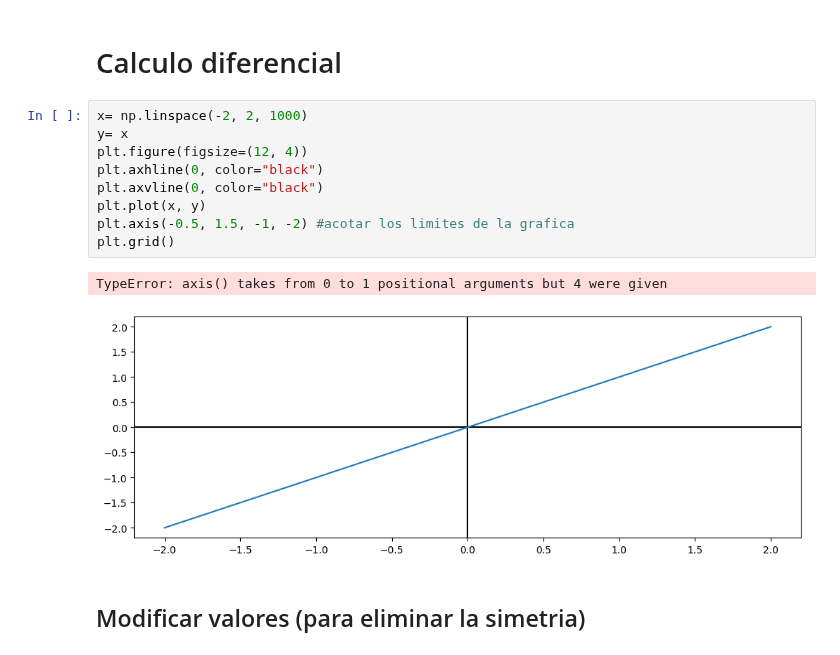
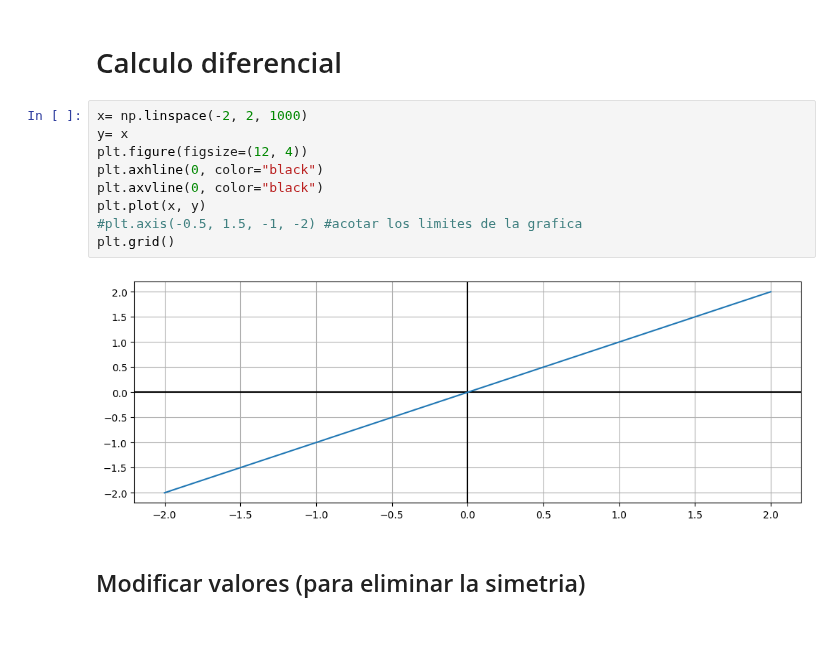
Before and after one commit to ceciorosco/Cecilia-Repositorio, a Jupyter notebook: Modulo 2/ejercicios_modulo_2.ipynb, the cells around one changed output. Cells and saved outputs as stored; diff of their text form.

```diff
--- a/Modulo 2/ejercicios_modulo_2.ipynb
+++ b/Modulo 2/ejercicios_modulo_2.ipynb
@@ -670,15 +670,14 @@ plt.title("Comparacion de curtosis");
 # %%
 x= np.linspace(-2, 2, 1000)
 y= x
 plt.figure(figsize=(12, 4))
 plt.axhline(0, color="black")
 plt.axvline(0, color="black")
 plt.plot(x, y)
-plt.axis(-0.5, 1.5, -1, -2) #acotar los limites de la grafica
+#plt.axis(-0.5, 1.5, -1, -2) #acotar los limites de la grafica
 plt.grid()
 # %% [output]
-TypeError: axis() takes from 0 to 1 positional arguments but 4 were given
-[figure, old version]
+[figure, new version]
 # %% [markdown]
 ## Modificar valores (para eliminar la simetria)
 # %%
```
Also changed, not shown: parts of 8 cells of this notebook, 2 other files.
